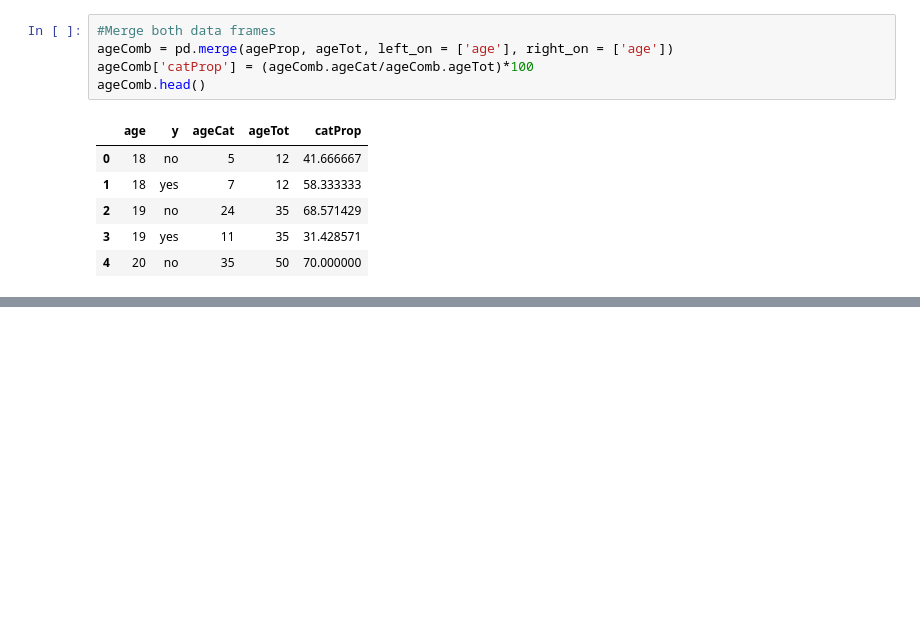
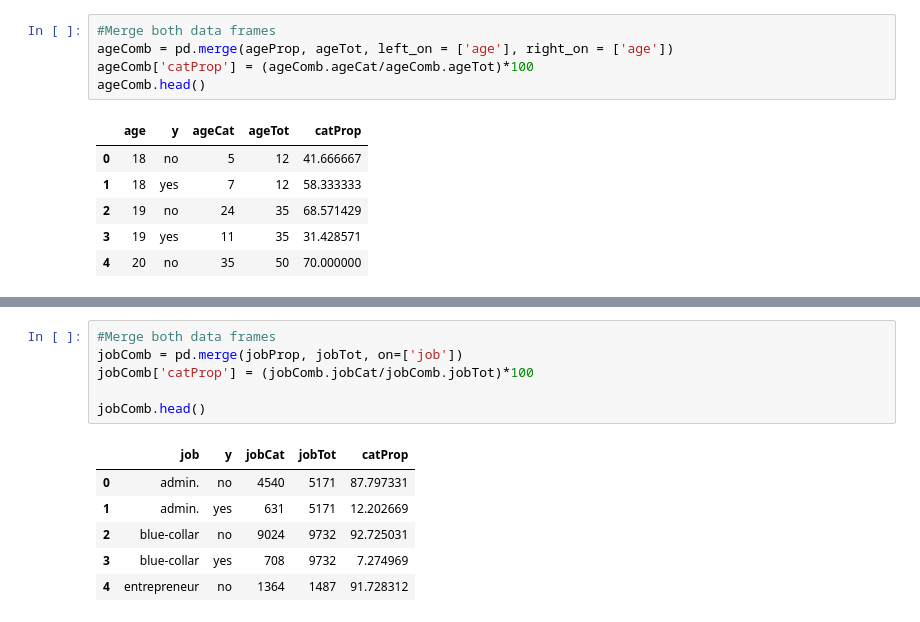
Before and after one commit to FauziArifin/PacktData, a Jupyter notebook: Term_Deposits.ipynb, the cells around one changed output, grey strips where cells are left out. Drawn from its saved outputs; the diff is of its cells as text; blank space fills up the shorter version.

```diff
--- a/Term_Deposits.ipynb
+++ b/Term_Deposits.ipynb
@@ -161,0 +202,13 @@ chart_ageComb
+# %%
+#Merge both data frames
+jobComb = pd.merge(jobProp, jobTot, on=['job'])
+jobComb['catProp'] = (jobComb.jobCat/jobComb.jobTot)*100
+
+jobComb.head()
+# %% [output]
+|  | job | y | jobCat | jobTot | catProp |
+| 0 | admin. | no | 4540 | 5171 | 87.797331 |
+| 1 | admin. | yes | 631 | 5171 | 12.202669 |
+| 2 | blue-collar | no | 9024 | 9732 | 92.725031 |
+| 3 | blue-collar | yes | 708 | 9732 | 7.274969 |
+| 4 | entrepreneur | no | 1364 | 1487 | 91.728312 |
```
Also changed, not shown: parts of 3 cells of this notebook.
